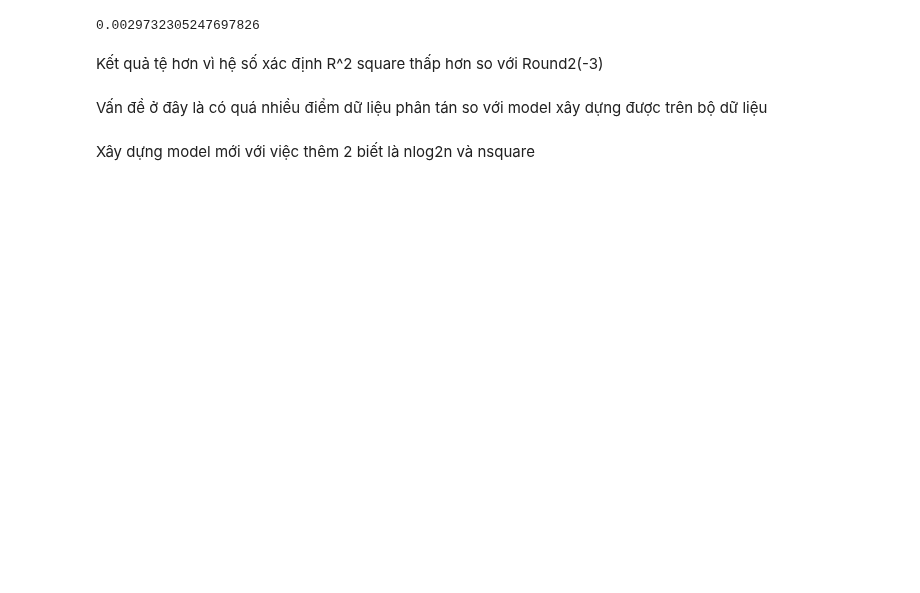
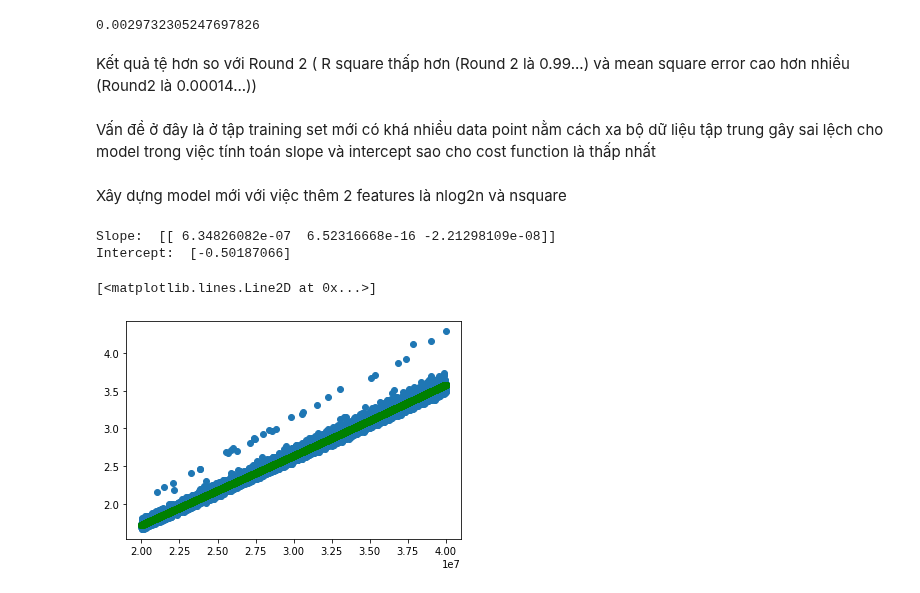
Before and after one commit to lephuocdat2000/-CS114.K21-, a Jupyter notebook: Round3.ipynb, the cells around one changed output. Drawn from its saved outputs; the diff is of its cells as text; code cells hidden in the pictures; blank space fills up the shorter version.

```diff
--- a/Round3.ipynb
+++ b/Round3.ipynb
@@ -64,9 +80,24 @@ test_mse = mean_squared_error(y_test, y_predict,)
 test_mse
 # %% [output]
 0.0029732305247697826
-# %% [markdown]
-Kết quả tệ hơn vì hệ số xác định R^2 square thấp hơn so với Round2(-3)
-# %% [markdown]
-Vấn đề ở đây là có quá nhiều điểm dữ liệu phân tán so với model xây dựng được trên bộ dữ liệu
+# %% [markdown]
+Kết quả tệ hơn so với Round 2 ( R square thấp hơn (Round 2 là 0.99...)  và mean square error cao hơn nhiều (Round2 là 0.00014...))
+# %% [markdown]
+Vấn đề ở đây là ở tập training set mới có khá nhiều data point nằm cách xa bộ dữ liệu tập trung gây sai lệch cho model trong việc tính toán slope và intercept sao cho cost function là thấp nhất
 # %% [markdown]
-Xây dựng model mới với việc thêm 2 biết là nlog2n và nsquare
+Xây dựng model mới với việc thêm 2 features là nlog2n và nsquare
+# %%
+add_data=data.assign(Square=np.power(new_data['Complexity'],2),Logarit=(np.log2(new_data['Complexity'],where=(new_data['Complexity']!=0)))*new_data['Complexity'])
+new_x=add_data[['Complexity','Square','Logarit']]
+new_X_train,new_X_test,new_y_train,new_y_test=train_test_split(new_x,y,test_size=0.2,random_state=1,)
+new_model=LinearRegression(normalize=True).fit(new_X_train,new_y_train)
+print("Slope: ",new_model.coef_)
+print("Intercept: ",new_model.intercept_)
+new_y_fit=new_model.predict(new_X_train)
+plt.scatter(new_X_train['Complexity'],new_y_train)
+plt.plot(new_X_train['Complexity'],new_y_fit,'go')
+# %% [output]
+Slope:  [[ 6.34826082e-07  6.52316668e-16 -2.21298109e-08]]
+Intercept:  [-0.50187066]
+[<matplotlib.lines.Line2D at 0x...>]
+[figure, added]
```
Also changed, not shown: parts of 14 cells of this notebook.
